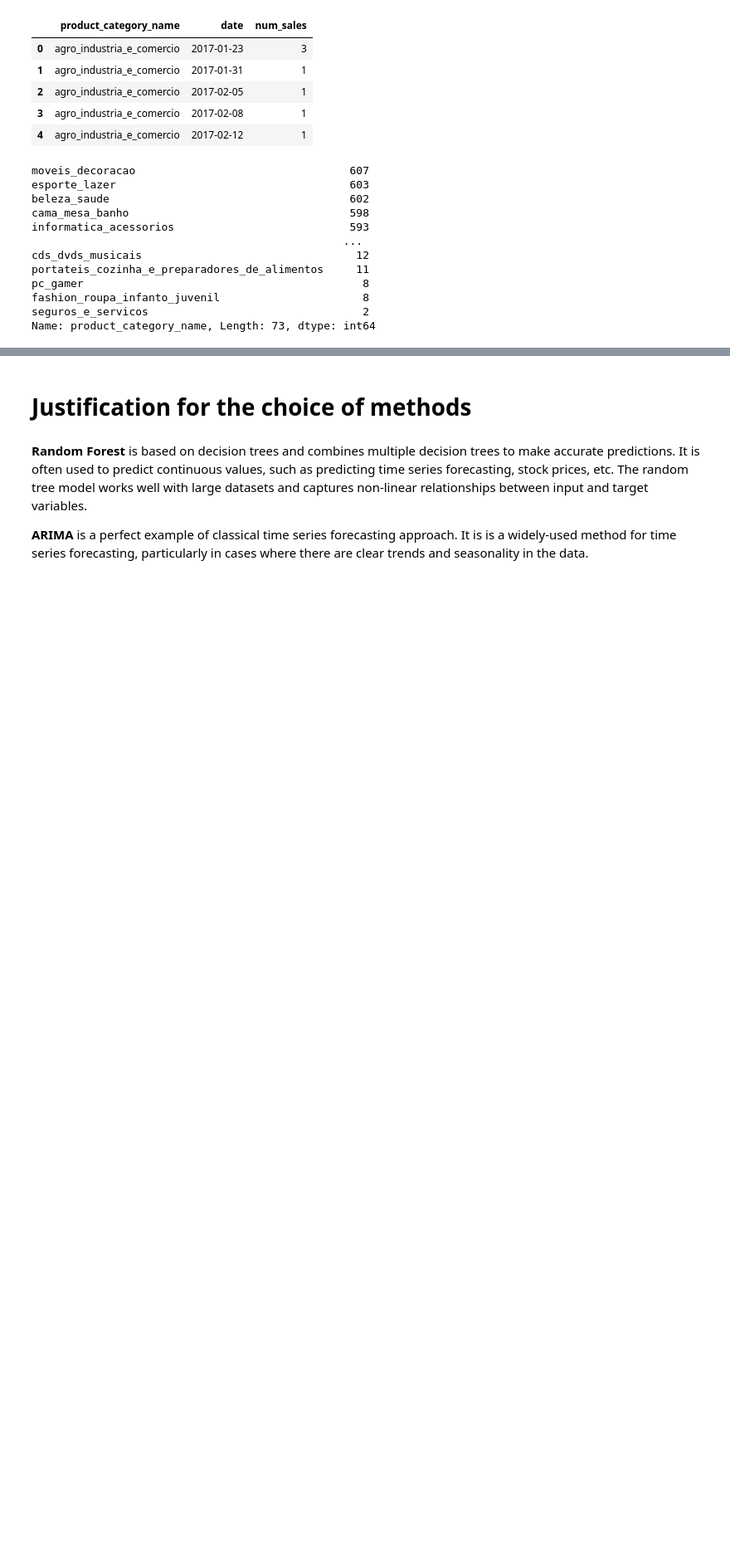
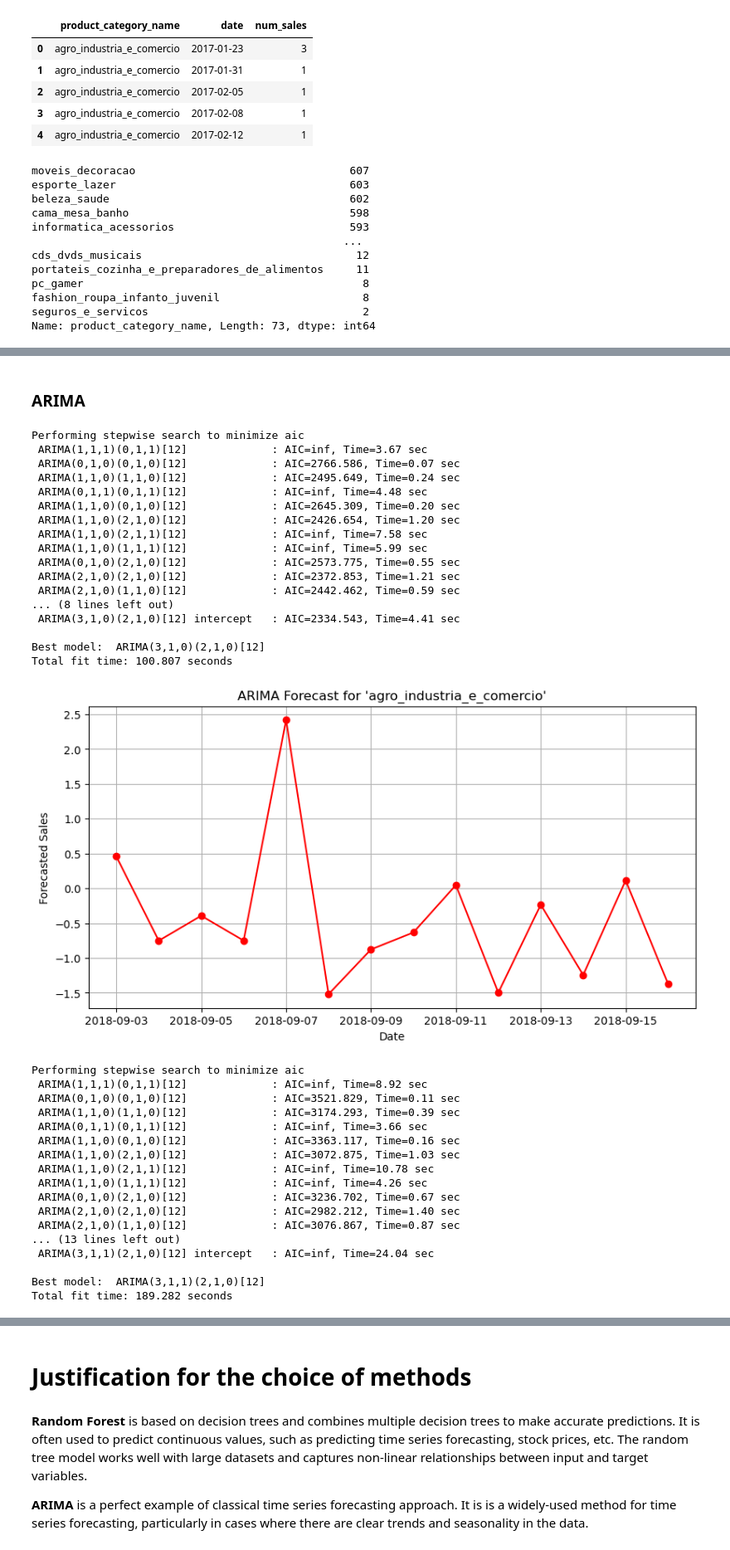
Before and after one commit to MikJarz/e-commerce_analytics_forecasting_project, a Jupyter notebook: Exercise_1_Demand_Forecast.ipynb, the cells around one changed output, grey strips where cells are left out. Shown at 83% size. Saved outputs shown, nothing was run; the diff lists cells and outputs as text; code cells hidden in the pictures; blank space fills up the shorter version.

```diff
--- a/Exercise_1_Demand_Forecast.ipynb
+++ b/Exercise_1_Demand_Forecast.ipynb
@@ -217,7 +179,7 @@ def fit_arima(series):
     - series (pandas Series): Time series data to fit the ARIMA model.
 
     Returns:
-    - forecast (array): Array containing forecasts for the next 14 periods.
+    - forecast_after_buffer (array): Array containing forecasts for the next 14 periods (after 7 day buffer).
     """
 
      # Check if sufficient data is available for ARIMA model
@@ -231,7 +193,10 @@ def fit_arima(series):
                        error_action='ignore', suppress_warnings=True, stepwise=True)
     fitted_model = model.fit(series)
 
-    # Forecasting the next 14 periods
-    forecast = fitted_model.predict(n_periods=14)
+    # Forecasting the next 21 periods
+    forecast = fitted_model.predict(n_periods=21)
 
-    return forecast
+    # Buffer zone (7 days)
+    forecast_after_buffer = forecast[7:]
+
+    return forecast_after_buffer
@@ -315,0 +245,69 @@ KeyboardInterrupt:
+# %% [markdown]
+### ARIMA
+# %%
+# Load and prepare daily sales data
+sales = prepare_data("orders.csv", "order_items.csv", "products.csv")
+
+# Count of currently created forecasts
+iteration_count = 0
+# How many forecasts to generate (Creating one forecast takes a lot of time, that's why it was implemented)
+iteration_stop = 2
+
+# Check if data is loaded successfully
+if not sales.empty:
+    # Iterate over each product category and perform ARIMA forecasting
+    for category in sales['product_category_name'].unique():
+        category_series = sales[sales['product_category_name'] == category].set_index('date').asfreq('D', fill_value=0)['num_sales']
+        if check_if_data_exists(category_series):
+            # Fit ARIMA model and make forecasts
+            forecast_arima = fit_arima(category_series)
+            if forecast_arima is not None:
+                # Generate dates for ARIMA forecasts
+                arima_dates = pd.date_range(start=category_series.index[-1], periods=22, freq='D')[8:22] # 22 days (7 buffer + 14 forecast)
+                plot_forecasts(arima_dates, forecast_arima, f"ARIMA Forecast for '{category}'")
+
+                iteration_count += 1
+                if iteration_count == iteration_stop:
+                    break
+            else:
+                print(f"ARIMA model could not be fitted for category: {category}.")
+        else:
+            print(f"No sufficient data to run ARIMA model for category: {category}.")
+else:
+    print("Failed to load any data.")
+# %% [output]
+Performing stepwise search to minimize aic
+ ARIMA(1,1,1)(0,1,1)[12]             : AIC=inf, Time=3.67 sec
+ ARIMA(0,1,0)(0,1,0)[12]             : AIC=2766.586, Time=0.07 sec
+ ARIMA(1,1,0)(1,1,0)[12]             : AIC=2495.649, Time=0.24 sec
+ ARIMA(0,1,1)(0,1,1)[12]             : AIC=inf, Time=4.48 sec
+ ARIMA(1,1,0)(0,1,0)[12]             : AIC=2645.309, Time=0.20 sec
+ ARIMA(1,1,0)(2,1,0)[12]             : AIC=2426.654, Time=1.20 sec
+ ARIMA(1,1,0)(2,1,1)[12]             : AIC=inf, Time=7.58 sec
+ ARIMA(1,1,0)(1,1,1)[12]             : AIC=inf, Time=5.99 sec
+ ARIMA(0,1,0)(2,1,0)[12]             : AIC=2573.775, Time=0.55 sec
+ ARIMA(2,1,0)(2,1,0)[12]             : AIC=2372.853, Time=1.21 sec
+ ARIMA(2,1,0)(1,1,0)[12]             : AIC=2442.462, Time=0.59 sec
+... (8 lines left out)
+ ARIMA(3,1,0)(2,1,0)[12] intercept   : AIC=2334.543, Time=4.41 sec
+
+Best model:  ARIMA(3,1,0)(2,1,0)[12]
+Total fit time: 100.807 seconds
+[figure, added]
+Performing stepwise search to minimize aic
+ ARIMA(1,1,1)(0,1,1)[12]             : AIC=inf, Time=8.92 sec
+ ARIMA(0,1,0)(0,1,0)[12]             : AIC=3521.829, Time=0.11 sec
+ ARIMA(1,1,0)(1,1,0)[12]             : AIC=3174.293, Time=0.39 sec
+ ARIMA(0,1,1)(0,1,1)[12]             : AIC=inf, Time=3.66 sec
+ ARIMA(1,1,0)(0,1,0)[12]             : AIC=3363.117, Time=0.16 sec
+ ARIMA(1,1,0)(2,1,0)[12]             : AIC=3072.875, Time=1.03 sec
+ ARIMA(1,1,0)(2,1,1)[12]             : AIC=inf, Time=10.78 sec
+ ARIMA(1,1,0)(1,1,1)[12]             : AIC=inf, Time=4.26 sec
+ ARIMA(0,1,0)(2,1,0)[12]             : AIC=3236.702, Time=0.67 sec
+ ARIMA(2,1,0)(2,1,0)[12]             : AIC=2982.212, Time=1.40 sec
+ ARIMA(2,1,0)(1,1,0)[12]             : AIC=3076.867, Time=0.87 sec
+... (13 lines left out)
+ ARIMA(3,1,1)(2,1,0)[12] intercept   : AIC=inf, Time=24.04 sec
+
+Best model:  ARIMA(3,1,1)(2,1,0)[12]
+Total fit time: 189.282 seconds
```
Also changed, not shown: parts of 12 cells of this notebook.
